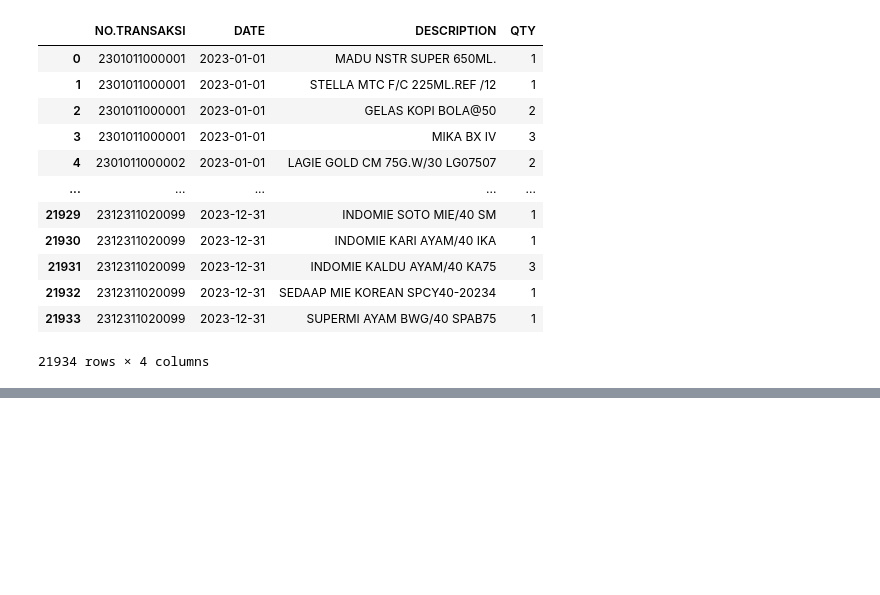
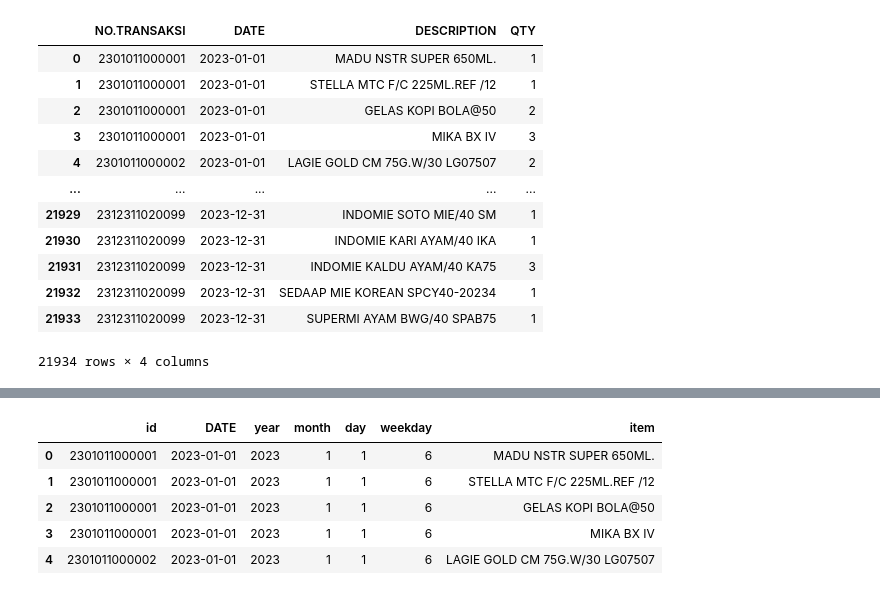
Before and after one commit to nadinealiyah/sakinah-mart, a Jupyter notebook: algoritma_apriori2.ipynb, the cells around one changed output, grey strips where cells are left out. Drawn from its saved outputs; the diff is of its cells as text; code cells hidden in the pictures; blank space fills up the shorter version.

```diff
--- a/algoritma_apriori2.ipynb
+++ b/algoritma_apriori2.ipynb
@@ -22,11 +39,3 @@ data
 | 21932 | 2312311020099 | 2023-12-31 | SEDAAP MIE KOREAN SPCY40-20234 | 1 |
 | 21933 | 2312311020099 | 2023-12-31 | SUPERMI AYAM BWG/40 SPAB75 | 1 |
 21934 rows × 4 columns
-# %%
-# Menggabungkan kolom DESCRIPTION berdasarkan NO.TRANSAKSI
-pd.set_option('display.max_colwidth', None)
-grouped_data = data.groupby('NO.TRANSAKSI').agg({
-    'DESCRIPTION': lambda x: list(x),  # Menggabungkan DESCRIPTION menjadi list
-}).reset_index()
-
-grouped_data
@@ -173,0 +59,20 @@ frequent_itemsets[(frequent_itemsets['support'] >= 0.01) ]
+# %%
+#Convert the 'Date' column to datetime format
+groceries['DATE']= pd.to_datetime(groceries['DATE'])
+
+#Extracting year,month and day
+groceries['year'] = groceries['DATE'].apply(lambda x : x.year)
+groceries['month'] = groceries['DATE'].apply(lambda x : x.month)
+groceries['day'] = groceries['DATE'].apply(lambda x : x.day)
+groceries['weekday'] = groceries['DATE'].apply(lambda x : x.weekday())
+
+#Rearranging the columns
+groceries=groceries[['id', 'DATE','year', 'month', 'day','weekday','item']]
+groceries.head()
+# %% [output]
+|  | id | DATE | year | month | day | weekday | item |
+| 0 | 2301011000001 | 2023-01-01 | 2023 | 1 | 1 | 6 | MADU NSTR SUPER 650ML. |
+| 1 | 2301011000001 | 2023-01-01 | 2023 | 1 | 1 | 6 | STELLA MTC F/C 225ML.REF /12 |
+| 2 | 2301011000001 | 2023-01-01 | 2023 | 1 | 1 | 6 | GELAS KOPI BOLA@50 |
+| 3 | 2301011000001 | 2023-01-01 | 2023 | 1 | 1 | 6 | MIKA BX IV |
+| 4 | 2301011000002 | 2023-01-01 | 2023 | 1 | 1 | 6 | LAGIE GOLD CM 75G.W/30 LG07507 |
```
Also changed, not shown: parts of 18 cells of this notebook.
